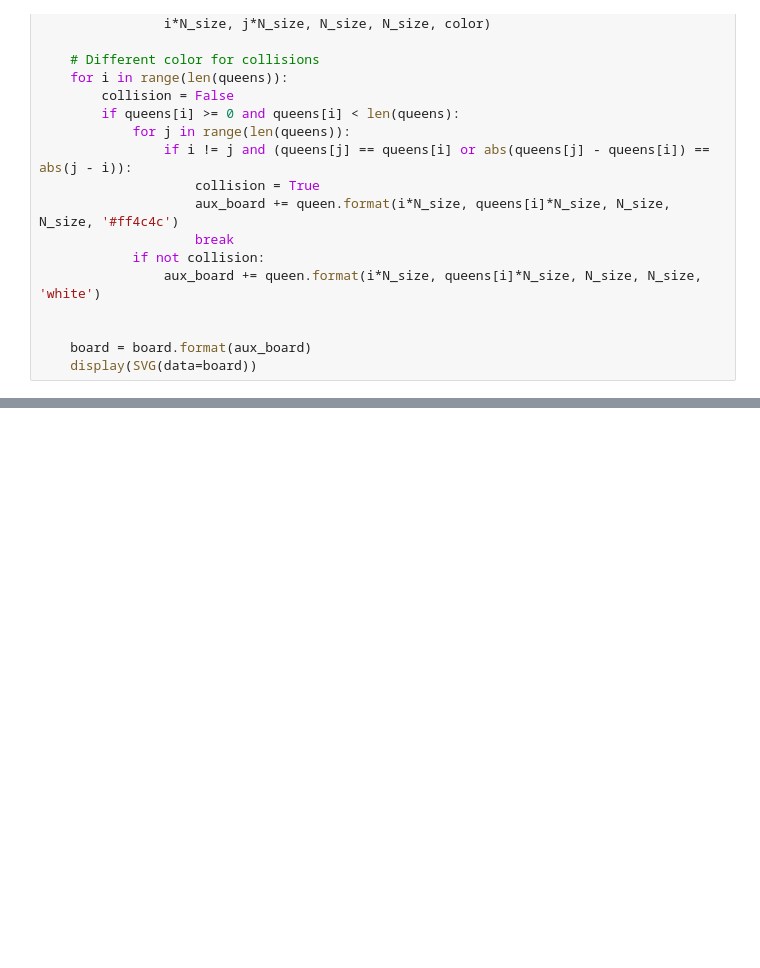
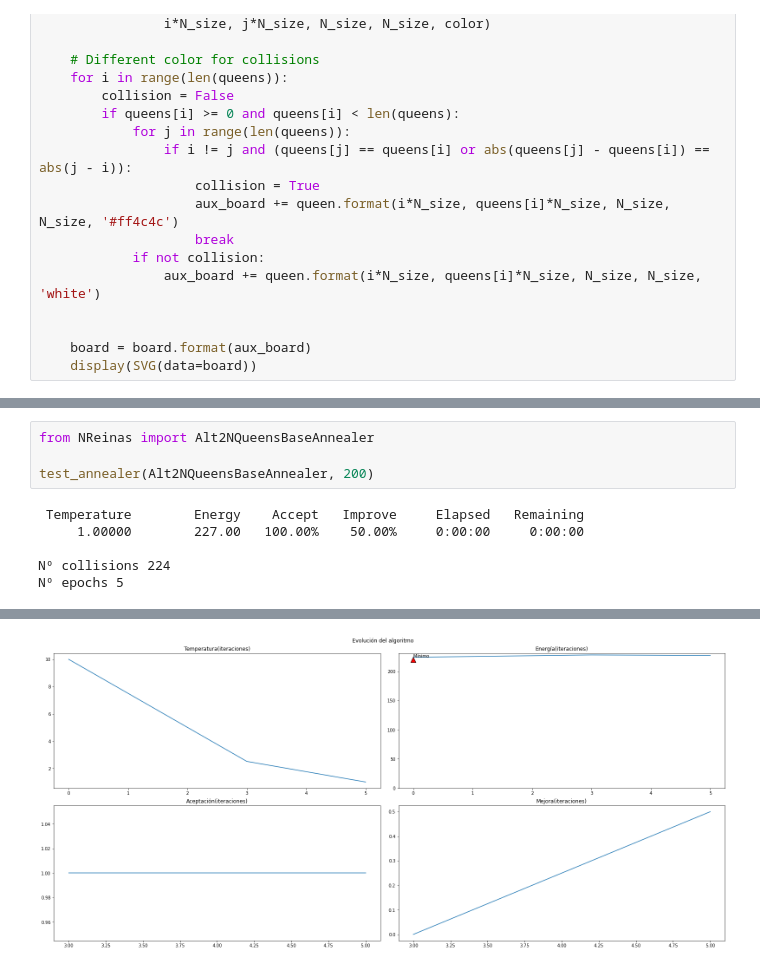
Before and after one commit to johacks/bibm, a Jupyter notebook: RS/Tablero.ipynb, the cells around one changed output, grey strips where cells are left out. Drawn from its saved outputs; the diff is of its cells as text; blank space fills up the shorter version.

```diff
--- a/RS/Tablero.ipynb
+++ b/RS/Tablero.ipynb
@@ -54,0 +64,10 @@ Nº epochs 262985
+# %%
+from NReinas import Alt2NQueensBaseAnnealer
+
+test_annealer(Alt2NQueensBaseAnnealer, 200)
+# %% [output]
+ Temperature        Energy    Accept   Improve     Elapsed   Remaining
+     1.00000        227.00   100.00%    50.00%     0:00:00     0:00:00
+
+Nº collisions 224
+Nº epochs 5
@@ -54,0 +75 @@ Nº epochs 262985
+[figure, added]
```
Also changed, not shown: parts of 3 cells of this notebook, 3 other files.
